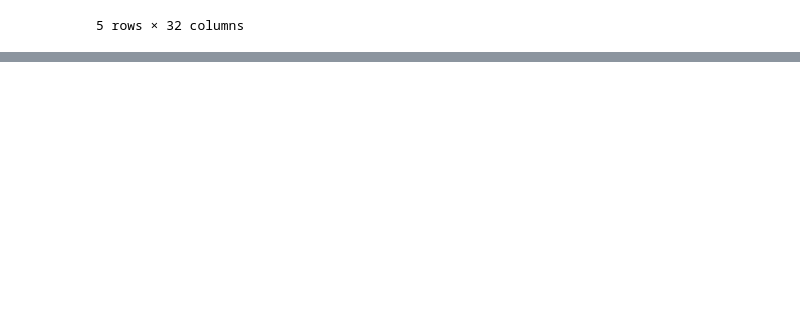
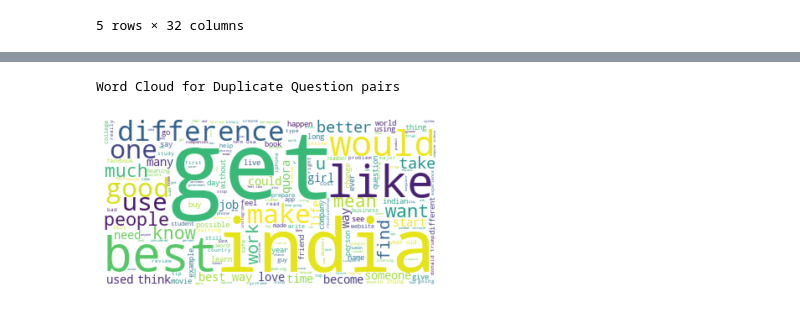
Before and after one commit to danish2562022/Quara-Questions-Pair-Similarity, a Jupyter notebook: EDA_Quora.ipynb, the cells around one changed output, grey strips where cells are left out. Saved outputs shown, nothing was run; the diff lists cells and outputs as text; code cells hidden in the pictures; blank space fills up the shorter version.

```diff
--- a/EDA_Quora.ipynb
+++ b/EDA_Quora.ipynb
@@ -260,0 +266,15 @@ data.head()
+# %%
+data_duplicate=data[data['is_duplicate']==1]
+data_notduplicate=data[data['is_duplicate']==0]
+# %%
+pos=np.dstack([data_duplicate["question1"], data_duplicate["question2"]]).flatten()
+neg=np.dstack([data_notduplicate["question1"], data_notduplicate["question2"]]).flatten()
+str=" "
+for i in pos:
+    str=str+i
+wc = WordCloud(background_color="white", stopwords=Stop_words)
+wc.generate(str)
+print ("Word Cloud for Duplicate Question pairs")
+plt.imshow(wc, interpolation='bilinear')
+plt.axis("off")
+plt.show()
@@ -260,0 +284,13 @@ data.head()
+# %%
+str=" "
+for i in neg:
+    str=str+i
+wc = WordCloud(background_color="white", stopwords=Stop_words)
+wc.generate(str)
+print ("Word Cloud for Duplicate Question pairs")
+plt.imshow(wc, interpolation='bilinear')
+plt.axis("off")
+plt.show()
+# %% [output]
+Word Cloud for Duplicate Question pairs
+[figure, added]
```
Also changed, not shown: parts of 8 cells of this notebook.
